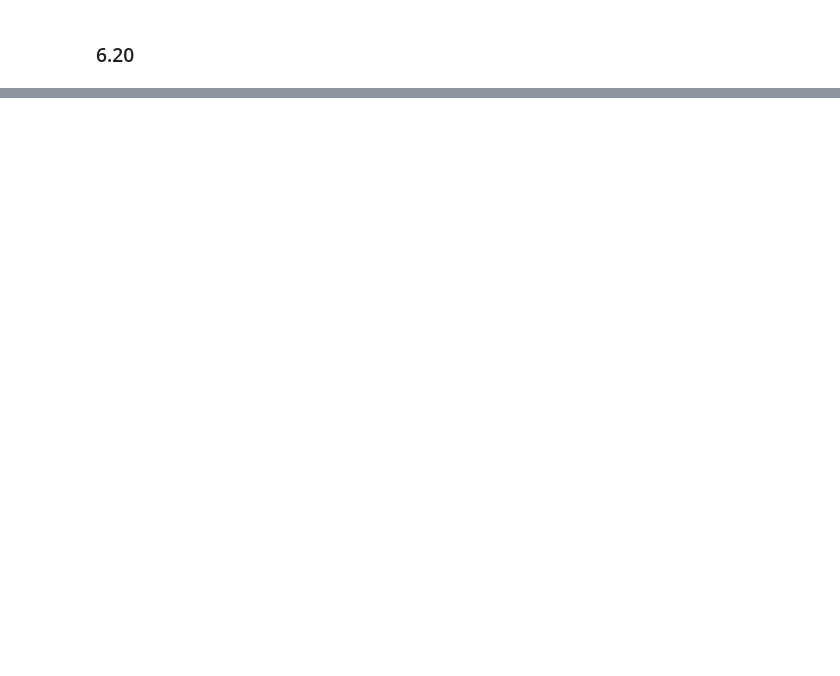
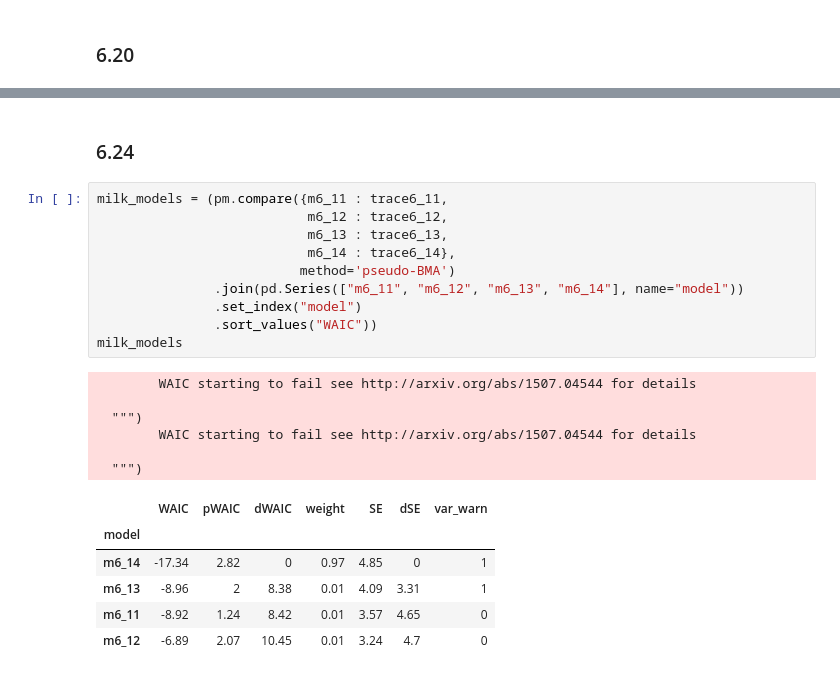
Before and after one commit to grinnbearit/statistical_rethinking, a Jupyter notebook: chapter_6.ipynb, the cells around one changed output, grey strips where cells are left out. Cells and saved outputs as stored; diff of their text form; blank space fills up the shorter version.

```diff
--- a/chapter_6.ipynb
+++ b/chapter_6.ipynb
@@ -254,0 +339,25 @@ np.sqrt(n_cases * np.var(waic_vec))
+# %% [markdown]
+### 6.24
+# %%
+milk_models = (pm.compare({m6_11 : trace6_11,
+                           m6_12 : trace6_12,
+                           m6_13 : trace6_13,
+                           m6_14 : trace6_14},
+                          method='pseudo-BMA')
+               .join(pd.Series(["m6_11", "m6_12", "m6_13", "m6_14"], name="model"))
+               .set_index("model")
+               .sort_values("WAIC"))
+milk_models
+# %% [output]
+        WAIC starting to fail see http://arxiv.org/abs/1507.04544 for details
+
+  """)
+        WAIC starting to fail see http://arxiv.org/abs/1507.04544 for details
+
+  """)
+|  | WAIC | pWAIC | dWAIC | weight | SE | dSE | var_warn |
+| model |  |  |  |  |  |  |  |
+| m6_14 | -17.34 | 2.82 | 0 | 0.97 | 4.85 | 0 | 1 |
+| m6_13 | -8.96 | 2 | 8.38 | 0.01 | 4.09 | 3.31 | 1 |
+| m6_11 | -8.92 | 1.24 | 8.42 | 0.01 | 3.57 | 4.65 | 0 |
+| m6_12 | -6.89 | 2.07 | 10.45 | 0.01 | 3.24 | 4.7 | 0 |
```
Also changed, not shown: parts of 27 cells of this notebook.
